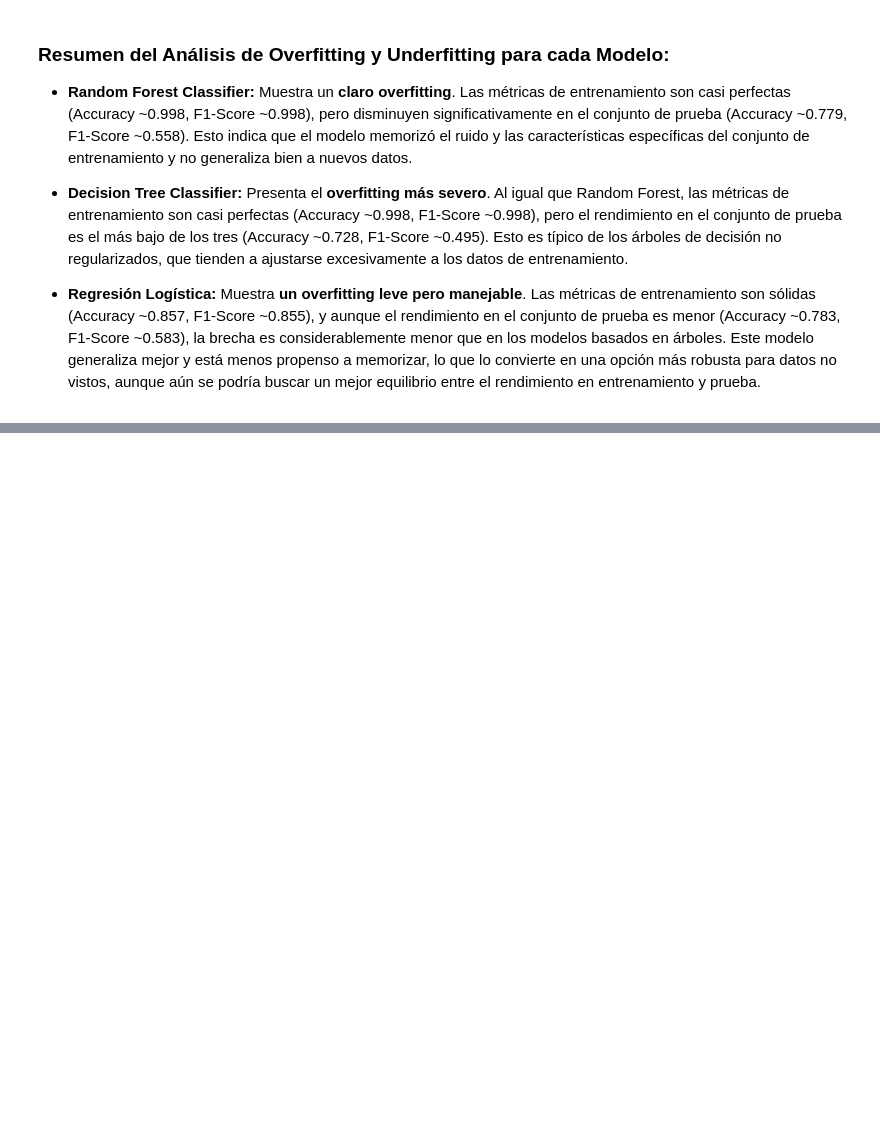
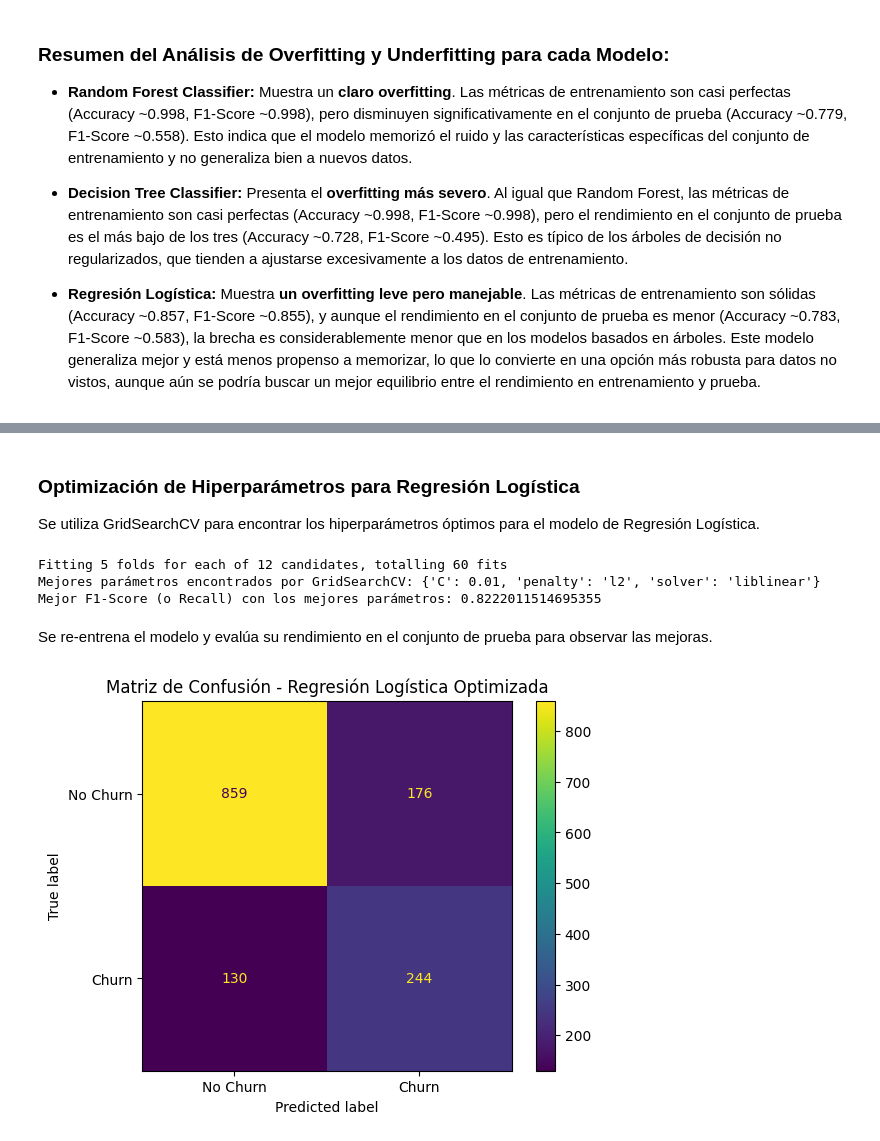
Before and after one commit to Solsmi/challenge_telecomx_latam2, a Jupyter notebook: Challenge2_TelecomX_LATAM_.ipynb, the cells around one changed output, grey strips where cells are left out. Cells and saved outputs as stored; diff of their text form; code cells hidden in the pictures; blank space fills up the shorter version.

```diff
--- a/Challenge2_TelecomX_LATAM_.ipynb
+++ b/Challenge2_TelecomX_LATAM_.ipynb
@@ -856,0 +987,73 @@ El modelo de Regresión Logística muestra una brecha más razonable entre el re
+# %% [markdown]
+### Optimización de Hiperparámetros para Regresión Logística
+Se utiliza GridSearchCV para encontrar los hiperparámetros óptimos para el modelo de Regresión Logística.
+# %%
+from sklearn.model_selection import GridSearchCV
+from sklearn.linear_model import LogisticRegression
+from sklearn.preprocessing import StandardScaler
+
+# Reinicializar el StandardScaler y escalar los datos
+scaler = StandardScaler()
+X_train_res_scaled = scaler.fit_transform(X_train_res)
+X_test_scaled = scaler.transform(X_test)
+
+# 3. Definir el diccionario llamado param_grid con los hiperparámetros y sus posibles valores
+param_grid = {
+    'C': [0.001, 0.01, 0.1, 1, 10, 100],
+    'penalty': ['l1', 'l2'],
+    'solver': ['liblinear'] # 'liblinear' admite las penalizaciones'l1' y 'l2'
+}
+
+# 4. Crear una instancia del modelo LogisticRegression
+lr = LogisticRegression(random_state=42, class_weight='balanced') # class_weight se puede establecer si no se utiliza SMOTE
+
+# 5. Inicializar GridSearchCV
+# Usamos 'f1' como métrica de evaluación porque es un buen balance entre precision y recall, crucial para clases desbalanceadas.
+grid_search = GridSearchCV(estimator=lr, param_grid=param_grid, cv=5, scoring='f1', n_jobs=-1, verbose=1)
+
+# 6. Ajustar GridSearchCV a los datos de entrenamiento escalados y balanceados
+grid_search.fit(X_train_res_scaled, y_train_res)
+
+# 7. Imprimir los mejores parámetros y la mejor puntuación
+print("Mejores parámetros encontrados por GridSearchCV:", grid_search.best_params_)
+print("Mejor F1-Score (o Recall) con los mejores parámetros:", grid_search.best_score_)
+# %% [output]
+Fitting 5 folds for each of 12 candidates, totalling 60 fits
+Mejores parámetros encontrados por GridSearchCV: {'C': 0.01, 'penalty': 'l2', 'solver': 'liblinear'}
+Mejor F1-Score (o Recall) con los mejores parámetros: 0.8222011514695355
+# %% [markdown]
+Se re-entrena el modelo y evalúa su rendimiento en el conjunto de prueba para observar las mejoras.
+# %%
+from sklearn.linear_model import LogisticRegression
+from sklearn.metrics import accuracy_score, precision_score, recall_score, f1_score, confusion_matrix, classification_report
+
+# Obtener los mejores parámetros
+best_params = grid_search.best_params_
+
+# Inicializar un nuevo modelo LogisticRegression con los hiperparámetros optimizados
+lr_model_optimized = LogisticRegression(random_state=42, **best_params)
+
+# Entrenar el modelo optimizado con los datos balanceados y escalados
+lr_model_optimized.fit(X_train_res_scaled, y_train_res)
+
+# Realizar predicciones en el conjunto de prueba escalado
+y_pred_lr_optimized = lr_model_optimized.predict(X_test_scaled)
+
+# Evaluar el modelo optimizado
+print("--- Evaluación del modelo de Regresión Logística Optimizado ---")
+print(f"Accuracy: {accuracy_score(y_test, y_pred_lr_optimized):.4f}")
+print(f"Precision: {precision_score(y_test, y_pred_lr_optimized):.4f}")
+print(f"Recall: {recall_score(y_test, y_pred_lr_optimized):.4f}")
+print(f"F1-Score: {f1_score(y_test, y_pred_lr_optimized):.4f}")
+print("\nMatriz de Confusión:\n", confusion_matrix(y_test, y_pred_lr_optimized))
+print("\nReporte de Clasificación:\n", classification_report(y_test, y_pred_lr_optimized))
+# %%
+from sklearn.metrics import ConfusionMatrixDisplay
+import matplotlib.pyplot as plt
+
+disp = ConfusionMatrixDisplay.from_predictions(y_test, y_pred_lr_optimized,
+                                               display_labels=['No Churn', 'Churn'])
+plt.title('Matriz de Confusión - Regresión Logística Optimizada')
+plt.show()
+# %% [output]
+[figure, added]
```
Also changed, not shown: parts of 17 cells of this notebook.
